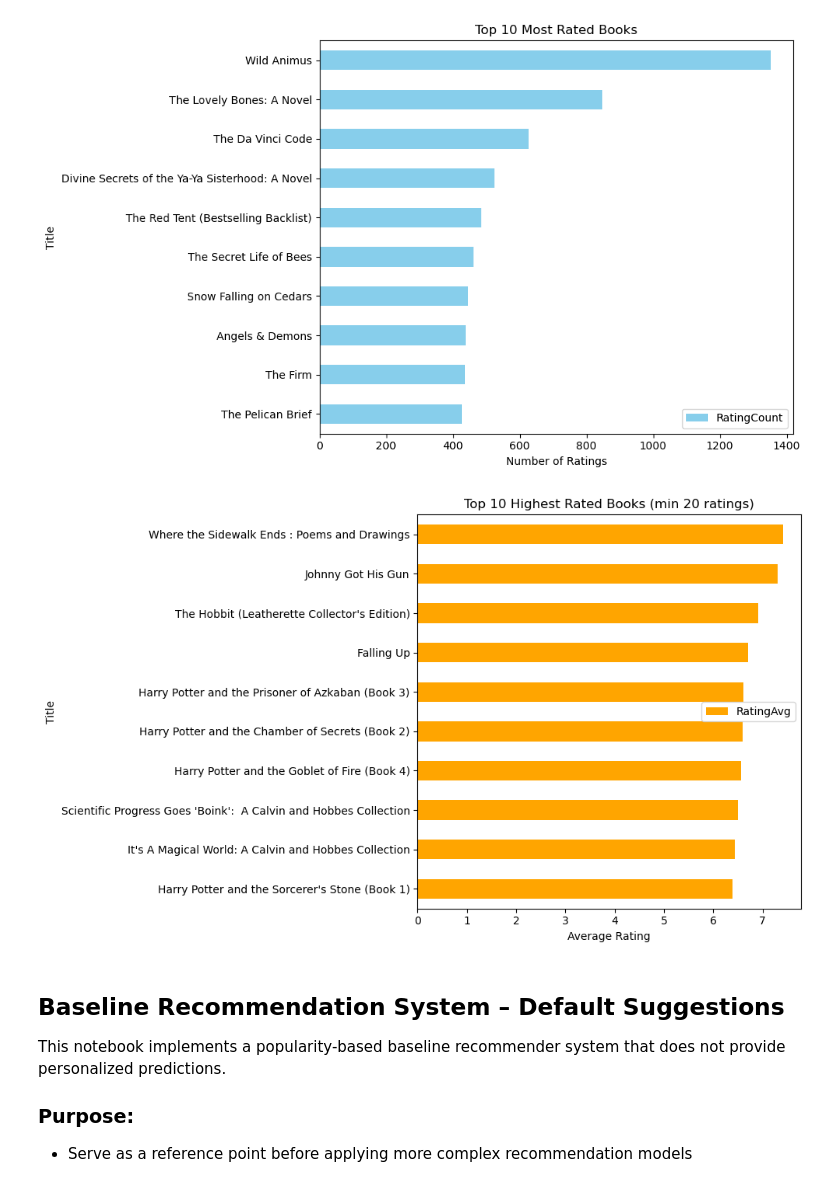
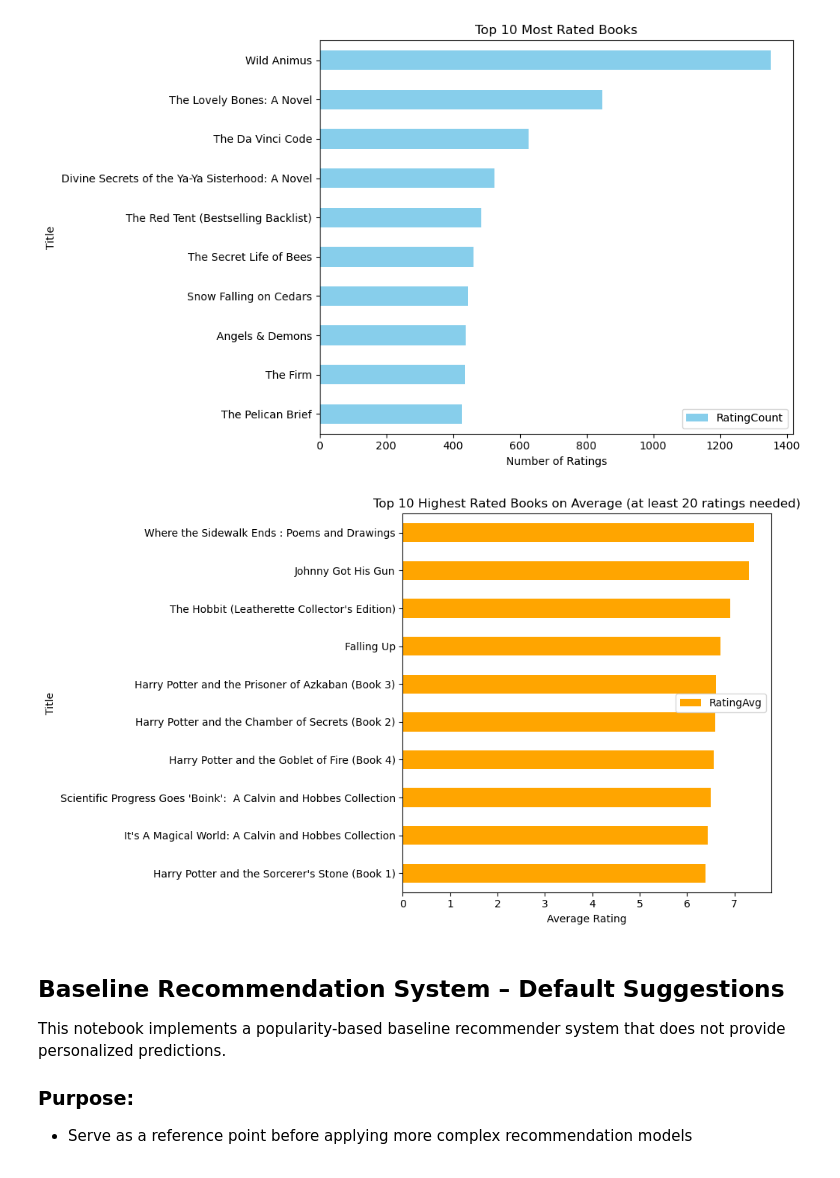
Before and after one commit to sevketoksuz/Book-Recommendation, a Jupyter notebook: notebooks/01_baseline_popularity.ipynb, the cells around one changed output. Drawn from its saved outputs; the diff is of its cells as text; code cells hidden in the pictures.

```diff
--- a/notebooks/01_baseline_popularity.ipynb
+++ b/notebooks/01_baseline_popularity.ipynb
@@ -77,14 +77,14 @@ plt.show()
 # %%
 top_by_avg.head(10).plot(
     x="Title", y="RatingAvg", kind="barh", figsize=(10, 6), color="orange"
 )
-plt.title("Top 10 Highest Rated Books (min 20 ratings)")
+plt.title("Top 10 Highest Rated Books on Average (at least 20 ratings needed)")
 plt.xlabel("Average Rating")
 plt.gca().invert_yaxis()
 plt.tight_layout()
 plt.show()
 # %% [output]
-[figure, old version]
+[figure, new version]
 # %%
 top_by_count.to_csv("../outputs/top_books_by_count.csv", index=False)
 top_by_avg.to_csv("../outputs/top_books_by_avg.csv", index=False)
```
